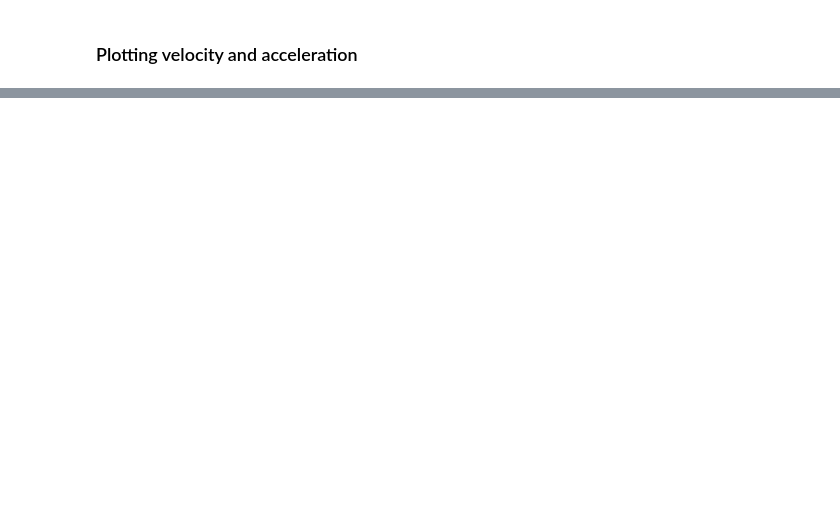
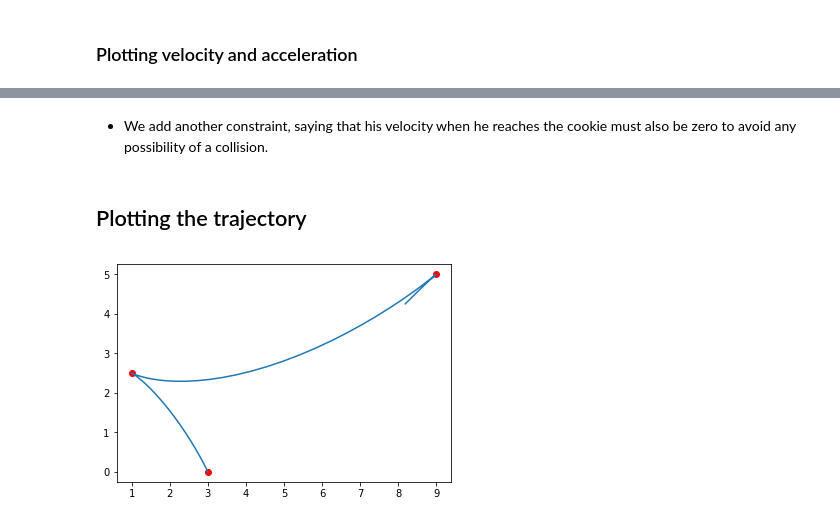
Before and after one commit to BonJovi1/Trajectory-Planning, a Jupyter notebook: code.ipynb, the cells around one changed output, grey strips where cells are left out. Drawn from its saved outputs; the diff is of its cells as text; code cells hidden in the pictures; blank space fills up the shorter version.

```diff
--- a/code.ipynb
+++ b/code.ipynb
@@ -109,0 +228,41 @@ plt.plot(time, y_vel) # y velocity vs time
+# %%
+coefs5 = eval_vel(poly, tf)
+M.append(coefs5)
+# %% [markdown]
+- We add another constraint, saying that his velocity when he reaches the cookie must also be zero to avoid any possibility of a collision.
+# %%
+x_cookie_vel = 0
+y_cookie_vel = 0
+coefs6 = eval_vel(poly, tc)
+M.append(coefs6)
+# %%
+# Constraints in x and y
+bx = np.array([x0, x_cookie, xf, x0_vel, xf_vel, x_cookie_vel])
+by = np.array([y0, y_cookie, yf, y0_vel, yf_vel, y_cookie_vel])
+
+M = np.array(M)
+bx = np.array(bx)
+by = np.array(by)
+cx = np.linalg.inv(M) @ bx.T
+cy = np.linalg.inv(M) @ by.T
+# %%
+def output_pos(poly_5, c, t):
+    return np.array(eval_pos(poly_5, t)) @ c.T
+
+def output_vel(poly_5, c, t):
+    return np.array(eval_vel(poly_5, t)) @ c.T
+
+def output_acc(poly_5, c, t):
+    return np.array(eval_acc(poly_5, t)) @ c.T
+# %% [markdown]
+## Plotting the trajectory
+# %%
+x = [output_pos(poly_5, cx, t) for t in time]
+y = [output_pos(poly_5, cy, t) for t in time]
+
+x_vel = [output_vel(poly_5, cx, t) for t in time]
+y_vel = [output_vel(poly_5, cy, t) for t in time]
+
+plot(x,y)
+# %% [output]
+[figure, added]
```
Also changed, not shown: parts of 38 cells of this notebook, 1 other file.
